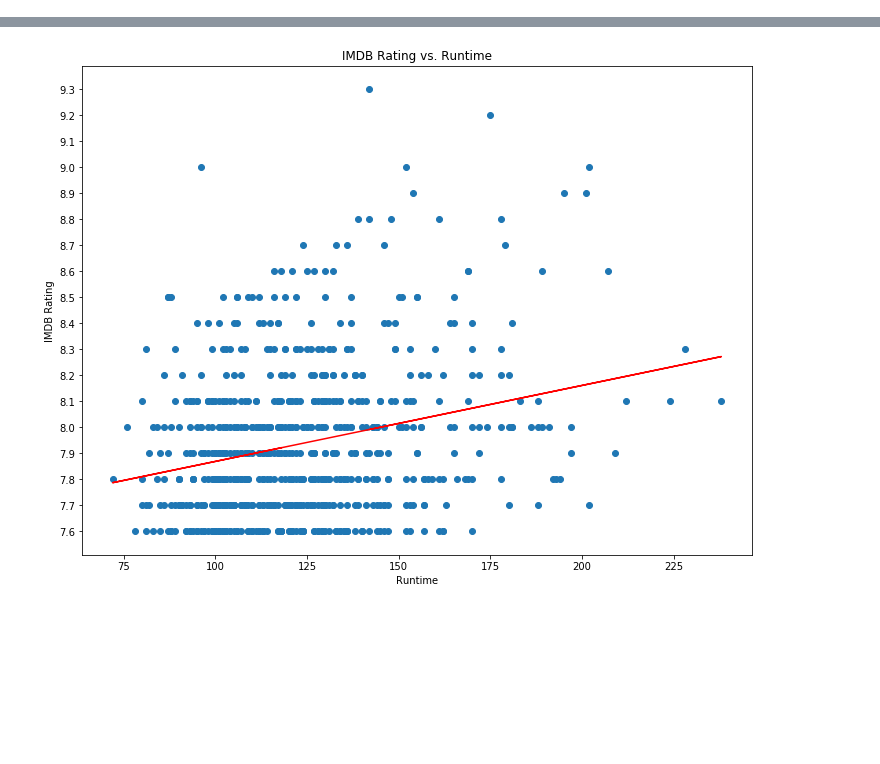
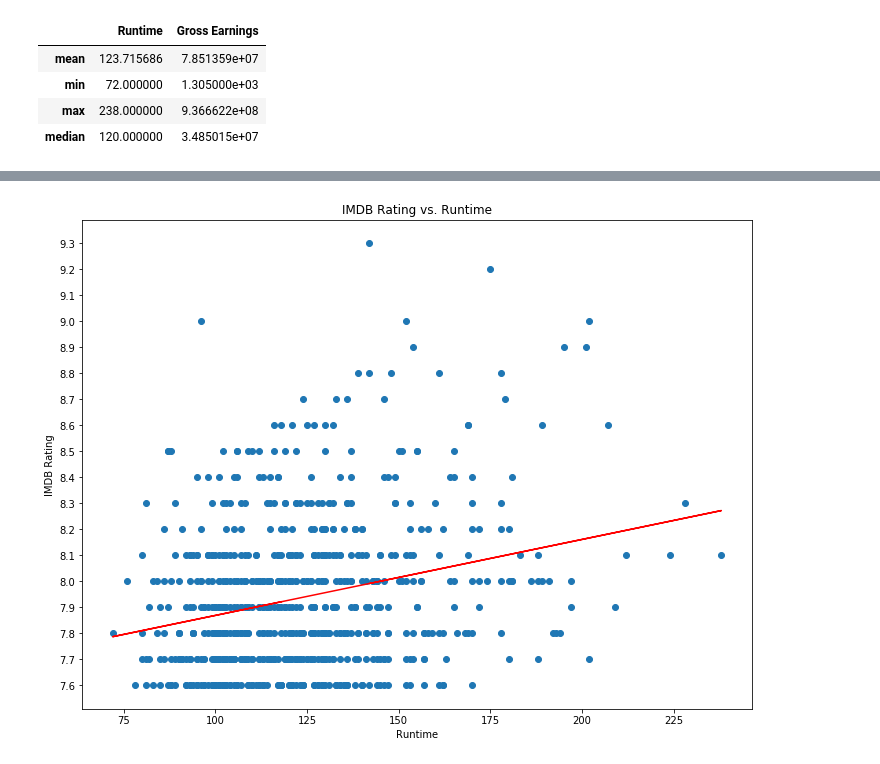
Before and after one commit to Annaolivia5/IMDB-Rating-Trends, a Jupyter notebook: Untitled.ipynb, the cells around one changed output, grey strips where cells are left out. Cells and saved outputs as stored; diff of their text form; code cells hidden in the pictures; blank space fills up the shorter version.

```diff
--- a/Untitled.ipynb
+++ b/Untitled.ipynb
@@ -21,2 +21,11 @@ movie_df.head()
+# %%
+movie_df.dropna()
+movie_df.agg({'Runtime' : ['mean', 'min', 'max', 'median'], 'Gross Earnings' : ['mean', 'min', 'max', 'median']})
+# %% [output]
+|  | Runtime | Gross Earnings |
+| mean | 123.715686 | 7.851359e+07 |
+| min | 72.000000 | 1.305000e+03 |
+| max | 238.000000 | 9.366622e+08 |
+| median | 120.000000 | 3.485015e+07 |
 # %% [markdown]
 ### IMDB Rating vs. Runtime
```
Also changed, not shown: parts of 22 cells of this notebook, 7 other files.
